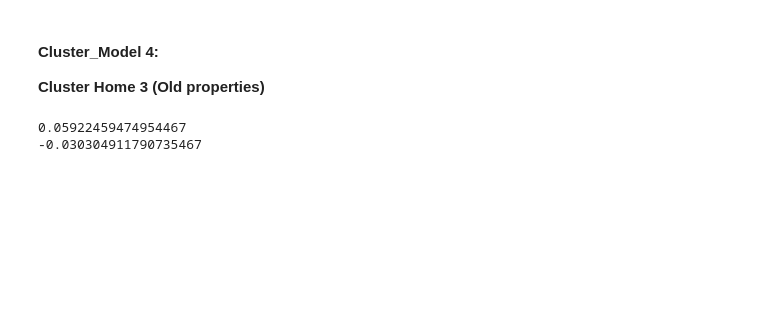
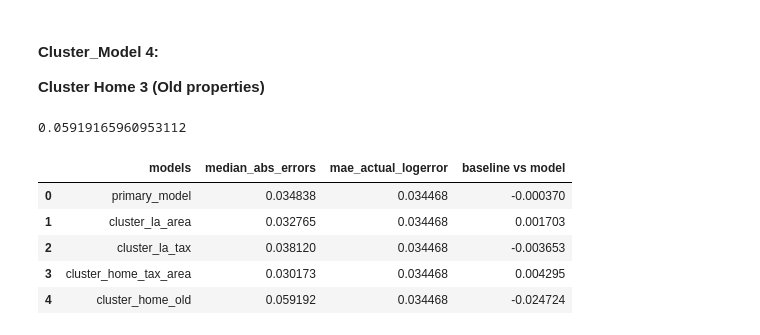
Before and after one commit to RainierCluster/zillow-cluster, a Jupyter notebook: reduce_zillow_logerror.ipynb, the cells around one changed output. Drawn from its saved outputs; the diff is of its cells as text; code cells hidden in the pictures; blank space fills up the shorter version.

Commit message:
generate model comparison

```diff
--- a/reduce_zillow_logerror.ipynb
+++ b/reduce_zillow_logerror.ipynb
@@ -725,7 +719,7 @@ print(r2_clla)
 **Cluster Loc 3 (LA County with High Tax Rate)**
 # %%
 cluster_train_la3 = cluster_train[cluster_train.cluster_loc==3]
-cluster_X_train_la3 = cluster_train_la3.iloc[:,0:7]
+cluster_X_train_la3 = cluster_train_la3.iloc[:,0:8]
 cluster_y_train_la3 = cluster_train_la3["logerror"]
 # %%
 cluster_train_la3, cluster_model2 = model.linear_model(cluster_X_train_la3, cluster_y_train_la3, cluster_train_la3)
@@ -742,7 +734,7 @@ print(r2_clla3)
 **Cluster Home 1&4 (High Tax Rate and Atypically Big House)**
 # %%
 cluster_train_h1 = pd.concat([(cluster_train[cluster_train.cluster_home==1]), (cluster_train[cluster_train.cluster_home==4])])
-cluster_X_train_h1 = cluster_train_h1.iloc[:,0:7]
+cluster_X_train_h1 = cluster_train_h1.iloc[:,0:8]
 cluster_y_train_h1 = cluster_train_h1["logerror"]
 # %%
 cluster_train_h1, cluster_model3 = model.linear_model(cluster_X_train_h1, cluster_y_train_h1, cluster_train_h1)
@@ -759,7 +749,7 @@ print(r2_clh1)
 **Cluster Home 3 (Old properties)**
 # %%
 cluster_train_h3 = cluster_train[cluster_train.cluster_home==3]
-cluster_X_train_h3 = cluster_train_h3.iloc[:,0:7]
+cluster_X_train_h3 = cluster_train_h3.iloc[:,0:8]
 cluster_y_train_h3 = cluster_train_h3["logerror"]
 # %%
 cluster_train_h3, cluster_model4 = model.linear_model(cluster_X_train_h3, cluster_y_train_h3, cluster_train_h3)
@@ -767,7 +757,22 @@ cluster_yhat_train_h3 = pd.DataFrame(cluster_model.predict(cluster_X_train_h3),i
 median_abs_error_clh3, r2_clh3 = model.evaluate(cluster_y_train_h3,cluster_yhat_train_h3)
 # %%
 print(median_abs_error_clh3)
-print(r2_clh3)
 # %% [output]
-0.05922459474954467
--0.030304911790735467
+0.05919165960953112
+# %%
+median_abs_errors = [median_abs_error_lm,median_abs_error_clla,median_abs_error_clla3,median_abs_error_clh1,median_abs_error_clh3]
+models = ["primary_model", "cluster_la_area", "cluster_la_tax", "cluster_home_tax_area","cluster_home_old"]
+#                     median_abs_error_base
+
+mae_comparison = pd.DataFrame({"models":models,"median_abs_errors":median_abs_errors})
+mae_comparison["mae_actual_logerror"] = median_abs_error_base
+mae_comparison["baseline vs model"] = mae_comparison.mae_actual_logerror - mae_comparison.median_abs_errors
+# %%
+mae_comparison
+# %% [output]
+|  | models | median_abs_errors | mae_actual_logerror | baseline vs model |
+| 0 | primary_model | 0.034838 | 0.034468 | -0.000370 |
+| 1 | cluster_la_area | 0.032765 | 0.034468 | 0.001703 |
+| 2 | cluster_la_tax | 0.038120 | 0.034468 | -0.003653 |
+| 3 | cluster_home_tax_area | 0.030173 | 0.034468 | 0.004295 |
+| 4 | cluster_home_old | 0.059192 | 0.034468 | -0.024724 |
```
Also changed, not shown: parts of 6 cells of this notebook.
